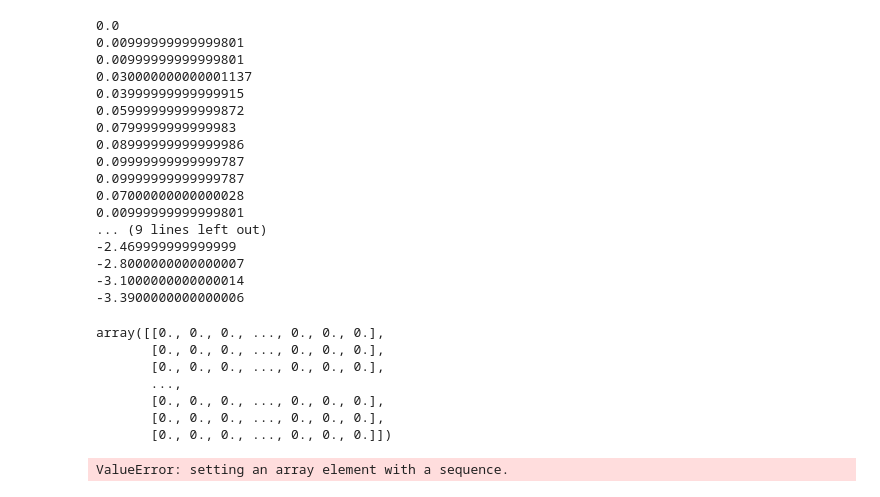
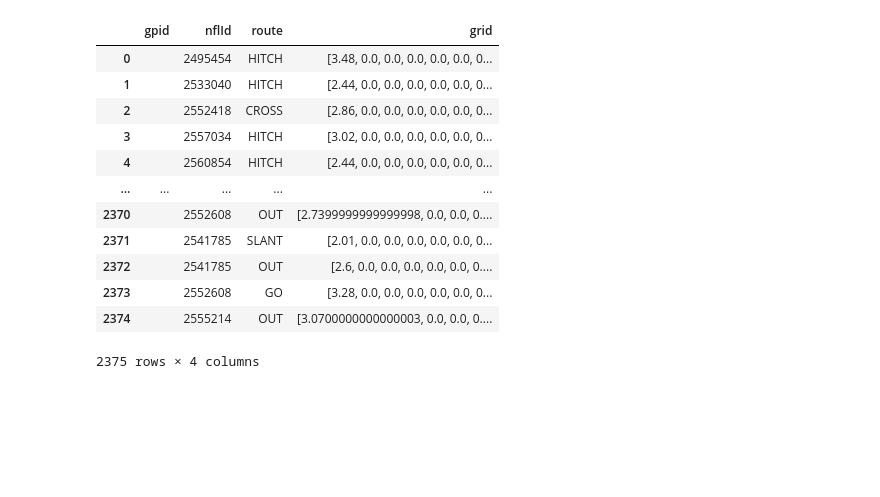
Before and after one commit to sskett/cosc301, a Jupyter notebook: route_finder.ipynb, the cells around one changed output. Drawn from its saved outputs; the diff is of its cells as text; code cells hidden in the pictures; blank space fills up the shorter version.

```diff
--- a/route_finder.ipynb
+++ b/route_finder.ipynb
@@ -130,39 +120,8 @@ plt.ylim(y[0] - 1, y[1] + 1)
-# %%
-for row in routes_df.iloc[0]['pos']:
-    print(row[1])
-# %% [output]
-0.0
-0.00999999999999801
-0.00999999999999801
-0.030000000000001137
-0.03999999999999915
-0.05999999999999872
-0.0799999999999983
-0.08999999999999986
-0.09999999999999787
-0.09999999999999787
-0.07000000000000028
-0.00999999999999801
-... (9 lines left out)
--2.469999999999999
--2.8000000000000007
--3.1000000000000014
--3.3900000000000006
 # %%
 x_dim = int(abs(x[0]) + abs(x[1]))
 y_dim = int(abs(y[0]) + abs(y[1]))
 # %%
 grid = np.zeros(x_dim * y_dim).reshape(x_dim, y_dim)
-# %%
-grid
-# %% [output]
-array([[0., 0., 0., ..., 0., 0., 0.],
-       [0., 0., 0., ..., 0., 0., 0.],
-       [0., 0., 0., ..., 0., 0., 0.],
-       ...,
-       [0., 0., 0., ..., 0., 0., 0.],
-       [0., 0., 0., ..., 0., 0., 0.],
-       [0., 0., 0., ..., 0., 0., 0.]])
 # %%
 grids = []
 for idx, row in routes_df.iterrows():
@@ -170,23 +129,35 @@ for idx, row in routes_df.iterrows():
     for position in row['pos']:
         grid[int(position[0]), int(position[1])] = position[2]
     grids.append(grid.reshape(x_dim * y_dim))
+# %%
+routes_df['grid'] = grids
+routes_df.drop(['pos'], axis=1)
+# %% [output]
+|  | gpid | nflId | route | grid |
+| 0 |  | 2495454 | HITCH | [3.48, 0.0, 0.0, 0.0, 0.0, 0.0, 0... |
+| 1 |  | 2533040 | HITCH | [2.44, 0.0, 0.0, 0.0, 0.0, 0.0, 0... |
+| 2 |  | 2552418 | CROSS | [2.86, 0.0, 0.0, 0.0, 0.0, 0.0, 0... |
+| 3 |  | 2557034 | HITCH | [3.02, 0.0, 0.0, 0.0, 0.0, 0.0, 0... |
+| 4 |  | 2560854 | HITCH | [2.44, 0.0, 0.0, 0.0, 0.0, 0.0, 0... |
+| ... | ... | ... | ... | ... |
+| 2370 |  | 2552608 | OUT | [2.7399999999999998, 0.0, 0.0, 0.... |
+| 2371 |  | 2541785 | SLANT | [2.01, 0.0, 0.0, 0.0, 0.0, 0.0, 0... |
+| 2372 |  | 2541785 | OUT | [2.6, 0.0, 0.0, 0.0, 0.0, 0.0, 0.... |
+| 2373 |  | 2552608 | GO | [3.28, 0.0, 0.0, 0.0, 0.0, 0.0, 0... |
+| 2374 |  | 2555214 | OUT | [3.0700000000000003, 0.0, 0.0, 0.... |
+2375 rows × 4 columns
 # %%
 # flatten the images
-n_samples = len(routes_df.grid)
-data = routes_df.grid.to_numpy().reshape((n_samples, -1))
+n_samples = len(grids)
 
 # Create a classifier: a support vector classifier
-clf = svm.SVC(gamma=0.001)
+clf = svm.SVC()
 
 # Split data into 50% train and 50% test subsets
-X_train, X_test, y_train, y_test = train_test_split(
-    data, routes_df['route'], test_size=0.5, shuffle=False
-)
+x_train, x_test, y_train, y_test = train_test_split(grids, routes_df['route'], test_size=0.5, shuffle=False)
 
 # Learn the digits on the train subset
-clf.fit(X_train, y_train)
+clf.fit(x_train, y_train)
 
 # Predict the value of the digit on the test subset
-predicted = clf.predict(X_test)
+predicted = clf.predict(x_test)
-# %% [output]
-ValueError: setting an array element with a sequence.
```
Also changed, not shown: parts of 6 cells of this notebook, 1 other file.
